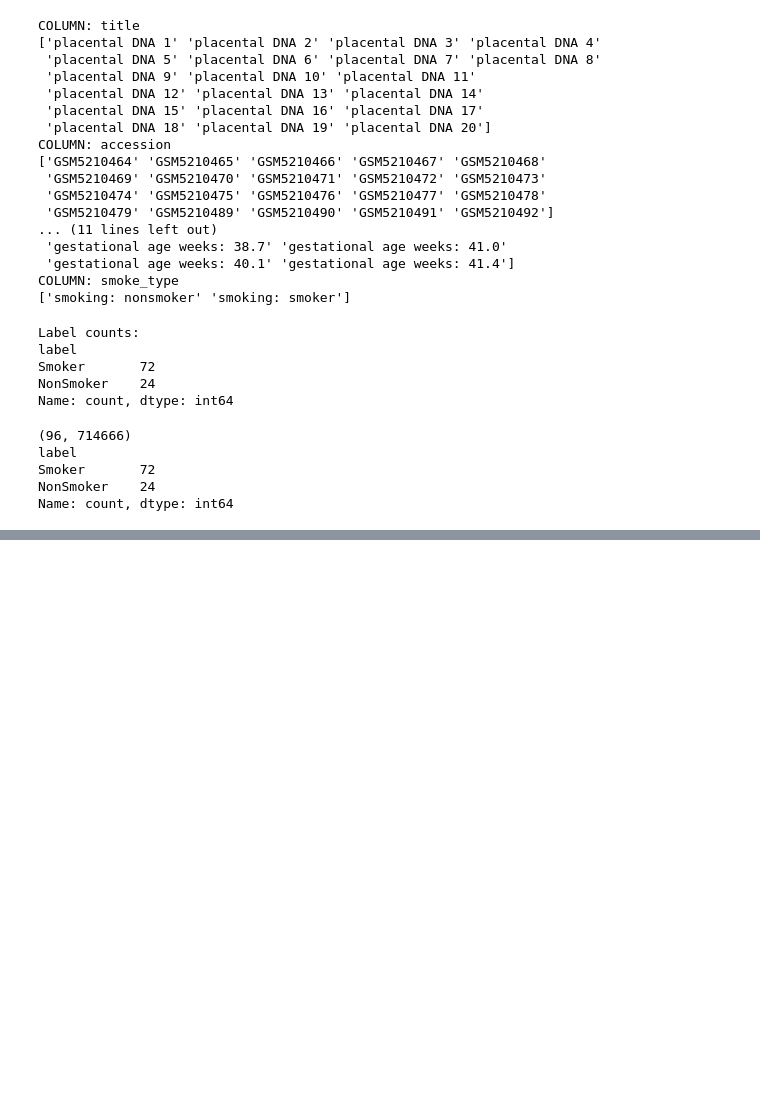
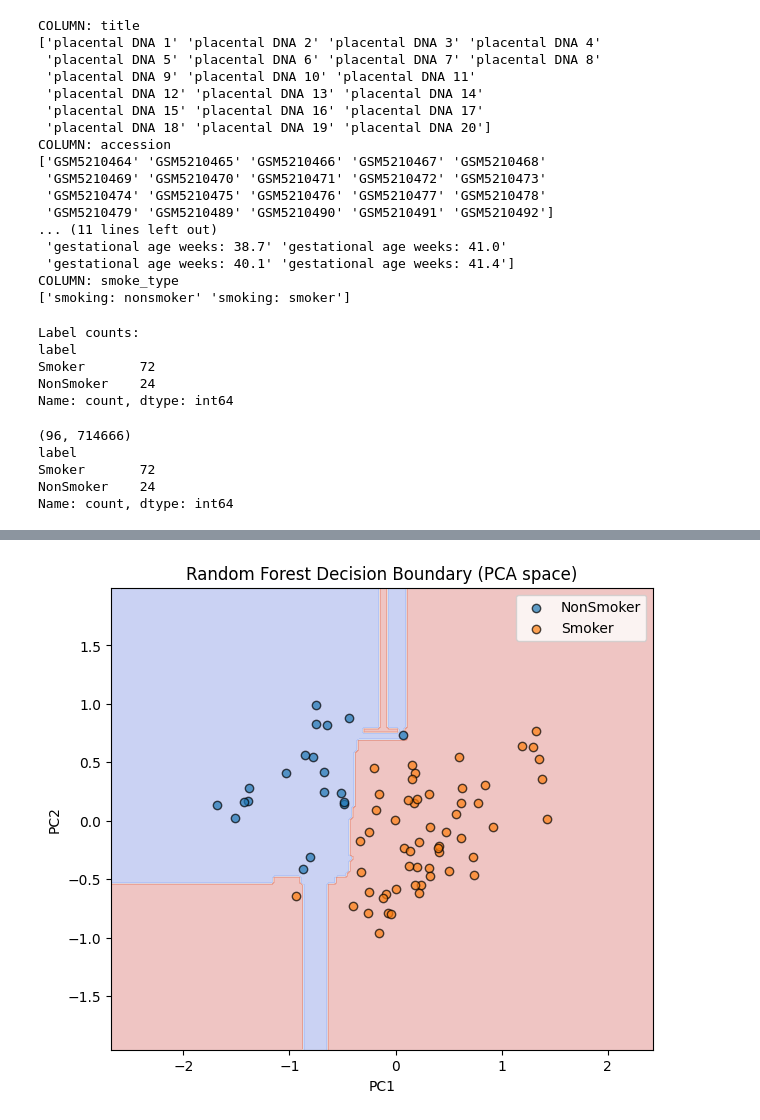
Before and after one commit to patinoboh/bioinformatika, a Jupyter notebook: project/rasto.ipynb, the cells around one changed output, grey strips where cells are left out. Cells and saved outputs as stored; diff of their text form; code cells hidden in the pictures; blank space fills up the shorter version.

```diff
--- a/project/rasto.ipynb
+++ b/project/rasto.ipynb
@@ -321,0 +459,52 @@ for ax, col, title in zip(axes,
+# %%
+from sklearn.preprocessing import LabelEncoder
+
+le = LabelEncoder()
+
+y_train_num = le.fit_transform(y_train)
+
+pca_2d = PCA(n_components=2, random_state=42)
+
+X_train_pca = pca_2d.fit_transform(X_train_kbest)
+X_test_pca = pca_2d.transform(X_test_kbest)
+
+rf_pca = RandomForestClassifier(n_estimators=300, random_state=42, n_jobs=-1, class_weight='balanced',max_features='sqrt')
+
+import numpy as np
+
+x_min, x_max = X_train_pca[:,0].min() - 1, X_train_pca[:,0].max() + 1
+y_min, y_max = X_train_pca[:,1].min() - 1, X_train_pca[:,1].max() + 1
+
+xx, yy = np.meshgrid(
+    np.linspace(x_min, x_max, 200),
+    np.linspace(y_min, y_max, 200)
+)
+
+rf_pca.fit(X_train_pca, y_train_num)
+
+Z = rf_pca.predict(np.c_[xx.ravel(), yy.ravel()])
+Z = Z.reshape(xx.shape)
+
+plt.figure(figsize=(7,6))
+
+plt.contourf(xx, yy, Z, alpha=0.3, cmap="coolwarm")
+
+colors = {'Smoker': 'red', 'NonSmoker': 'green'}
+
+for label in np.unique(y_train):
+    idx = y_train == label
+    plt.scatter(
+        X_train_pca[idx, 0],
+        X_train_pca[idx, 1],
+        label=label,
+        edgecolor='k',
+        alpha=0.7
+    )
+
+plt.xlabel("PC1")
+plt.ylabel("PC2")
+plt.title("Random Forest Decision Boundary (PCA space)")
+plt.legend()
+plt.show()
+# %% [output]
+[figure, added]
```
Also changed, not shown: parts of 15 cells of this notebook.
